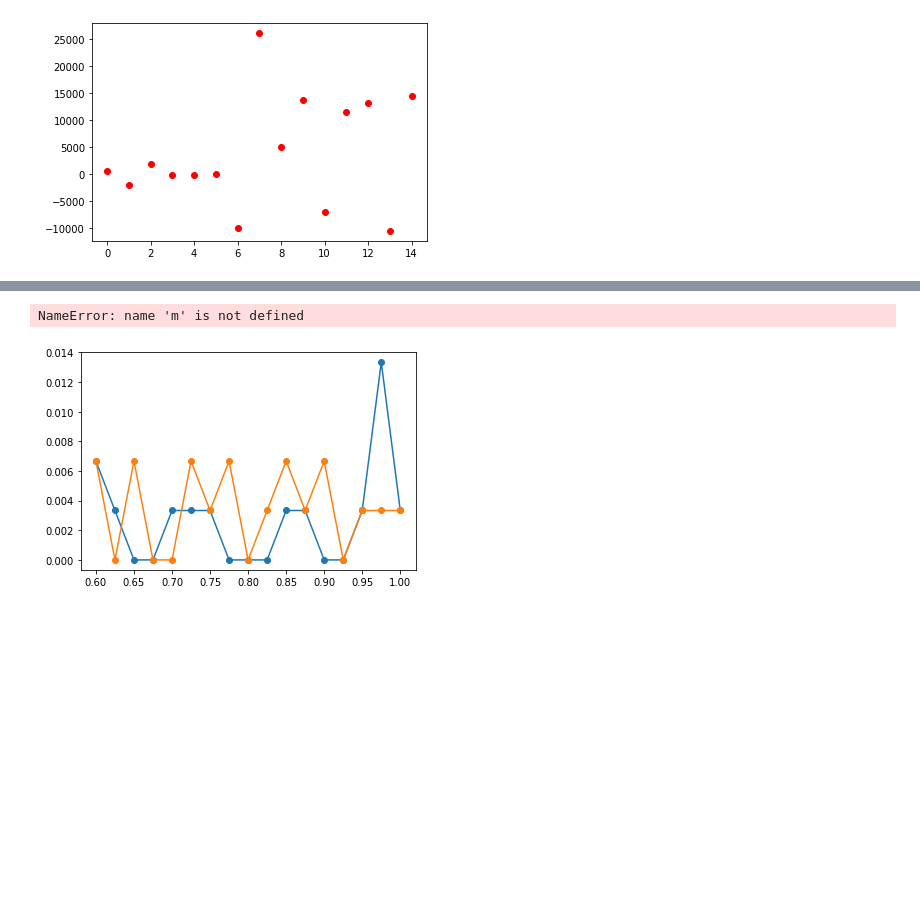
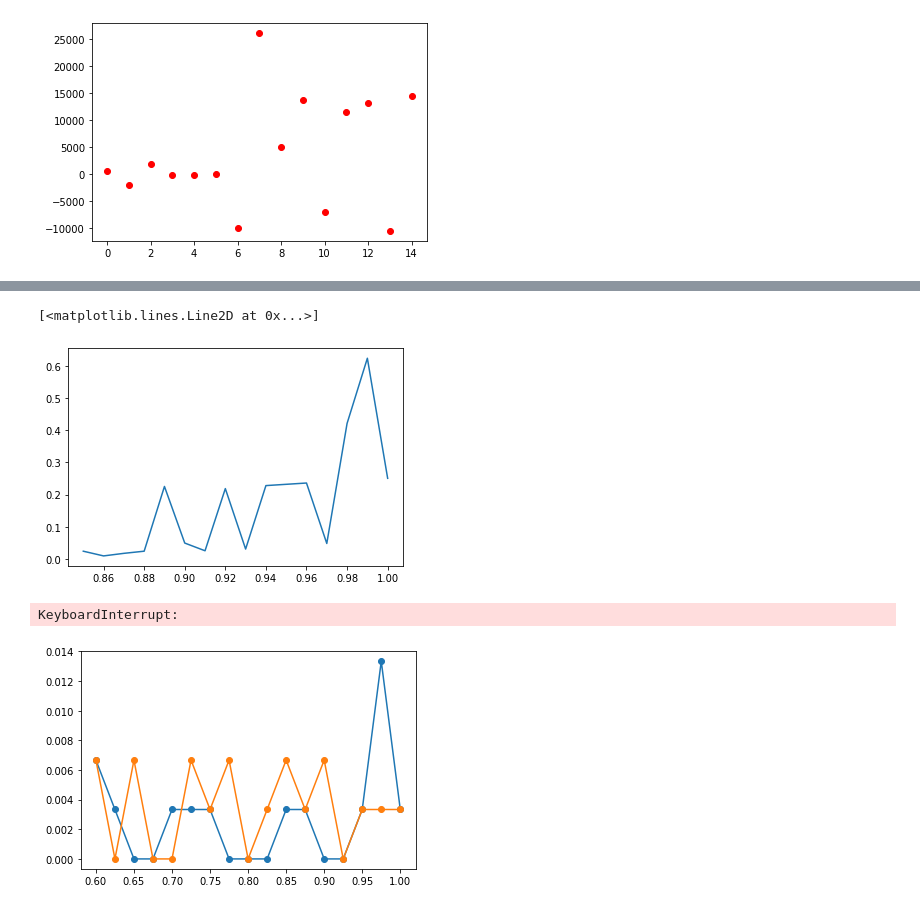
Before and after one commit to NeuroDataDesign/team-networkclass, a Jupyter notebook: Ali/conxex_approximation.ipynb, the cells around one changed output, grey strips where cells are left out. Drawn from its saved outputs; the diff is of its cells as text; code cells hidden in the pictures; blank space fills up the shorter version.

```diff
--- a/Ali/conxex_approximation.ipynb
+++ b/Ali/conxex_approximation.ipynb
@@ -506,3 +575,23 @@ plt.plot(convex_scores-bari_scores,"ro")
+# %%
+rhos = np.arange(0.85,1,.01)
+n = rhos.shape[0]
+lambd = np.random.uniform(.1,.9, (n_vert,n_vert))
+ratios = np.zeros(n)
+for i in range(n):
+    s = 0
+    for x in range(5):
+        rho = rhos[i]
+        A,B = sample_edges_corr(lambd, rho*np.ones((n_vert,n_vert)))
+        node_shuffle_input = np.random.permutation(n_vert)
+        A_shuffle = A[np.ix_(node_shuffle_input, node_shuffle_input)]
+        convex = GraphMatch(init_method = "convex")
+        convex = convex.fit(A_shuffle,B)
+        s+= match_ratio(convex.perm_inds_,node_shuffle_input)
+    ratios[i] = s/5
+plt.plot(rhos,ratios)
+# %% [output]
+[<matplotlib.lines.Line2D at 0x...>]
+[figure, added]
 # %%
 import numpy as np
 import matplotlib.pyplot as plt
@@ -513,10 +602,13 @@ from joblib import Parallel, delayed
 sys.path
 sys.path.insert(0, "/Users/asaadeldin/Downloads/GitHub/graspy")
 
-from graspy.simulations import sbm_corr
+from graspy.simulations import sample_edges_corr
 
 def match_ratio(v, w):
     return 1 - (np.count_nonzero(abs(v - w)) / n)
+
+n_vert = 150
+lambd = np.random.uniform(low=.1,high=.9)
 
 n = 300
 n_init = 2
@@ -531,8 +623,8 @@ block_probs = np.array([[0.7, 0.3, 0.4], [0.3, 0.7, 0.3], [0.4, 0.3, 0.7]])
 directed = False
 loops = False
 n_realizations = 1
-bary = GraphMatch(gmp=False)
-convex = GraphMatch(gmp=False, init_method="convex")
+bary = GraphMatch()
+convex = GraphMatch(init_method="convex")
 
 np.random.seed(8888)
 for k in range(n_rho):
@@ -559,7 +651,7 @@ for k in range(n_rho):
 for i in range(n_init):
     plt.plot(rhos, ratios[:, i], "-o", label=str(rhos[i]))
 # %% [output]
-NameError: name 'm' is not defined
+KeyboardInterrupt:
 # %%
 for i in range(n_init):
     plt.plot(rhos, ratios[:, i], "-o", label=str(rhos[i]))
```
Also changed, not shown: parts of 8 cells of this notebook.
